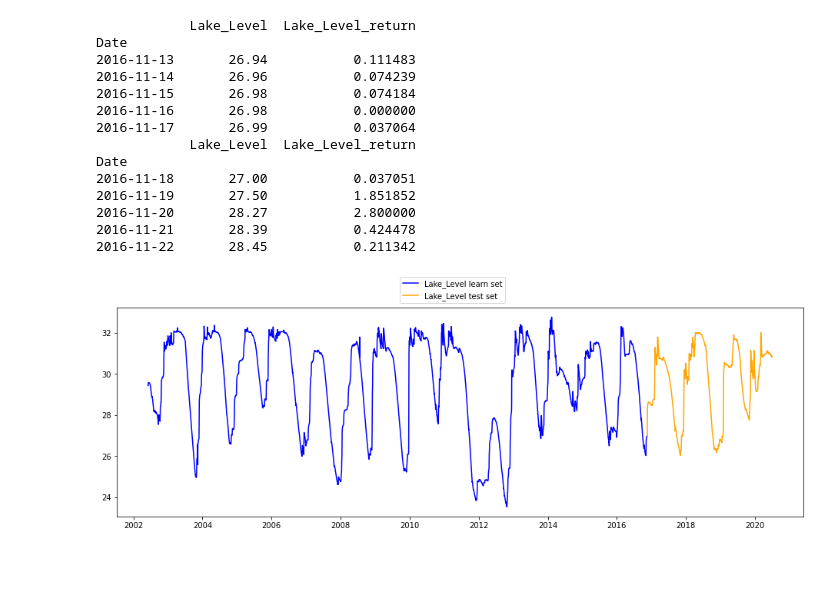
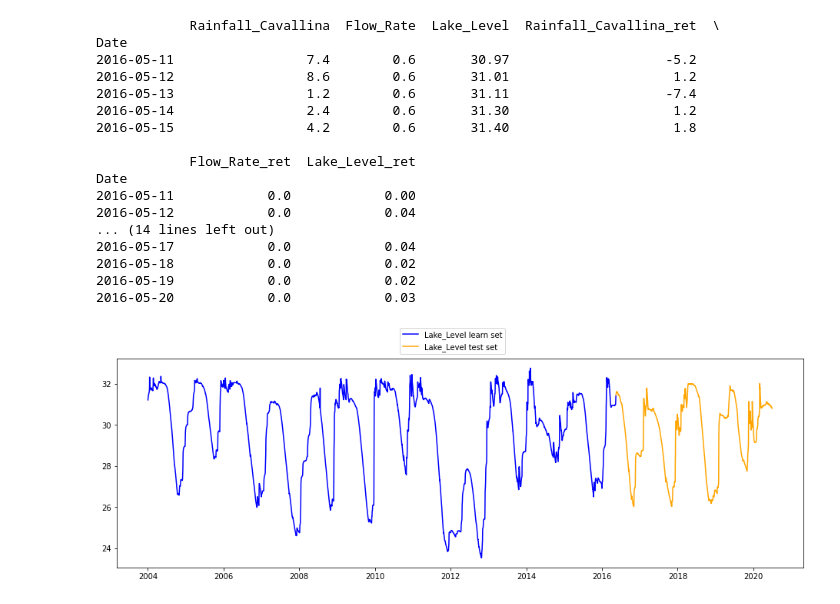
Before and after one commit to KlemenKozelj/master_thesis, a Jupyter notebook: 02_Lake_Bilancino_Time_Series.ipynb, the cells around one changed output. Drawn from its saved outputs; the diff is of its cells as text; code cells hidden in the pictures; blank space fills up the shorter version.

```diff
--- a/02_Lake_Bilancino_Time_Series.ipynb
+++ b/02_Lake_Bilancino_Time_Series.ipynb
@@ -18,12 +18,16 @@ from pmdarima.arima import auto_arima
 # %%
 df_raw = pd.read_csv('./data/00_original/Lake_Bilancino.csv', sep=',', header=0)
 
-df = df_raw[['Date', 'Lake_Level']].copy()
+df = df_raw[['Date', 'Rainfall_Cavallina', 'Flow_Rate', 'Lake_Level']].copy()
+
 df['Date'] = pd.to_datetime(df['Date'], format = '%d/%m/%Y')
 
 df.set_index(['Date'], inplace=True)
 df = df.asfreq('D')
+df = df.dropna()
 print(df.index)
+
+df.loc[:, 'Lake_Level'] -= (251 - 31)
 
 # df = df.resample('W').mean()
 # df = df.asfreq('W')
@@ -47,4 +51,4 @@ DatetimeIndex(['2002-06-03', '2002-06-04', '2002-06-05', '2002-06-06',
 # %%
-df['Lake_Level'] -= (251 - 31)
-print(df.isna().sum())
+df.info()
+df.head(5)
 # %% [output]
@@ -160,17 +177,14 @@ Dickey-Fuller Test for "Lake_Level":
 # %%
-# Lake Level is stationary and this step is not needed
 
-df['Lake_Level_return'] = df['Lake_Level'].pct_change(1).mul(100)
-# df['Lake_Level_return'] = df['Lake_Level'].diff()
-df = df.dropna()
+def make_returns(df, columns):
+    for c in columns:
+#         df['{}_ret'.format(c)] = df[c].pct_change(1).mul(100) # can causes 0 / 0 = infinity
+        df['{}_ret'.format(c)] = df[c].diff()
+    df = df.dropna()
+    return df
 
-fig, ax = plt.subplots(1, 1, figsize=(16, 8))
-ax.plot(df['Lake_Level_return'], color='red', alpha=0.6, label='Lake_Level_return')
-ax.plot(df['Lake_Level_return'].rolling(months).mean(), color='green', label='Lake_Level_return rolling mean {} months'.format(months))
-ax.plot(df['Lake_Level_return'].rolling(months).std(), color='purple', label='Lake_Level_return rolling std {} months'.format(months))
+df = make_returns(df, ['Rainfall_Cavallina', 'Flow_Rate', 'Lake_Level'])
 
-ax2 = ax.twinx()
-ax2.scatter(x=df.index, y=df['Lake_Level'], label='Lake_Level', marker='.', s=10, alpha=0.2)
-
-fig.legend(loc='upper center')
+for c in df.columns:
+    testDickeyFuller(df[c], months, False)
 # %% [output]
@@ -199,32 +208,35 @@ plt.show()
 # %%
-test_percentage = 0.2
+test_percentage = 0.25
 
 split = int(len(df) * (1 - test_percentage))
 df_learn = df.iloc[:split]
 df_test = df.iloc[split:]
 
 fig, ax = plt.subplots(1, 1, figsize=(16, 5))
 
 ax.plot(df_learn['Lake_Level'], color='blue', label='Lake_Level learn set')
 ax.plot(df_test['Lake_Level'], color='orange', label='Lake_Level test set')
 fig.legend(loc='upper center');
 
 print(df_learn.tail(5))
 print(df_test.head(5))
 # %% [output]
-            Lake_Level  Lake_Level_return
+            Rainfall_Cavallina  Flow_Rate  Lake_Level  Rainfall_Cavallina_ret  \
 Date
-2016-11-13       26.94           0.111483
-2016-11-14       26.96           0.074239
-2016-11-15       26.98           0.074184
-2016-11-16       26.98           0.000000
-2016-11-17       26.99           0.037064
-            Lake_Level  Lake_Level_return
+2016-05-11                 7.4        0.6       30.97                    -5.2
+2016-05-12                 8.6        0.6       31.01                     1.2
+2016-05-13                 1.2        0.6       31.11                    -7.4
+2016-05-14                 2.4        0.6       31.30                     1.2
+2016-05-15                 4.2        0.6       31.40                     1.8
+
+            Flow_Rate_ret  Lake_Level_ret
 Date
-2016-11-18       27.00           0.037051
-2016-11-19       27.50           1.851852
-2016-11-20       28.27           2.800000
-2016-11-21       28.39           0.424478
-2016-11-22       28.45           0.211342
+2016-05-11            0.0            0.00
+2016-05-12            0.0            0.04
+... (14 lines left out)
+2016-05-17            0.0            0.04
+2016-05-18            0.0            0.02
+2016-05-19            0.0            0.02
+2016-05-20            0.0            0.03
-[figure, old version]
+[figure, new version]
 # %%
```
Also changed, not shown: parts of 11 cells of this notebook, 2 other files.
